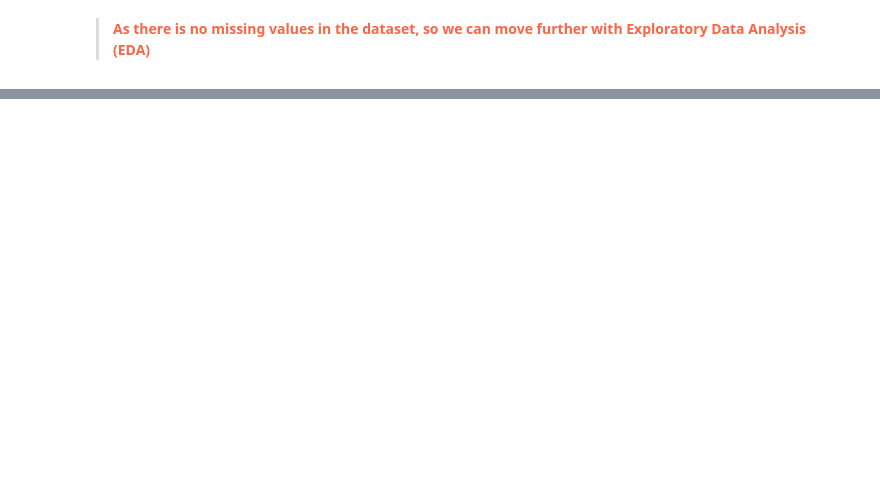
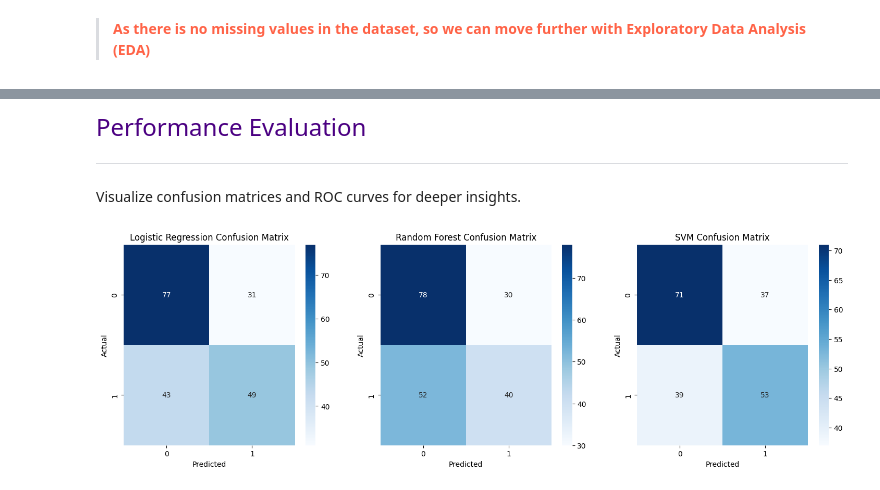
Before and after one commit to Kanakbaghel/Model_Evaluation_and_Tuning, a Jupyter notebook: Project_Notebook.ipynb, the cells around one changed output, grey strips where cells are left out. Drawn from its saved outputs; the diff is of its cells as text; code cells hidden in the pictures; blank space fills up the shorter version.

```diff
--- a/Project_Notebook.ipynb
+++ b/Project_Notebook.ipynb
@@ -120,0 +230,12 @@ dtype: int64
+# %%
+# Features and target
+X = df_processed.drop('pass', axis=1)
+y = df_processed['pass']
+
+# Train-test split
+X_train, X_test, y_train, y_test = train_test_split(X, y, test_size=0.2, random_state=RANDOM_STATE, stratify=y)
+# %%
+# Scale features (important for SVM)
+scaler = StandardScaler()
+X_train_scaled = scaler.fit_transform(X_train)
+X_test_scaled = scaler.transform(X_test)
@@ -120,0 +263,7 @@ dtype: int64
+# %%
+# Define models
+models = {
+    'Logistic Regression': LogisticRegression(random_state=RANDOM_STATE),
+    'Random Forest': RandomForestClassifier(random_state=RANDOM_STATE),
+    'SVM': SVC(probability=True, random_state=RANDOM_STATE)  # Enable probability for ROC-AUC
+}
@@ -120,0 +297,15 @@ dtype: int64
+# %%
+# Train and evaluate models
+results = {}
+for name, model in models.items():
+    scaled = (name == 'SVM')
+    X_tr = X_train_scaled if scaled else X_train
+    X_te = X_test_scaled if scaled else X_test
+    results[name] = train_and_evaluate(model, X_tr, X_te, y_train, y_test, scaled)
+    print(f"\n{name} Results:")
+    print(f"  Accuracy: {results[name]['accuracy']:.4f}")
+    print(f"  F1-Score: {results[name]['f1_score']:.4f}")
+    print(f"  ROC-AUC: {results[name]['roc_auc']:.4f}")
+    print(f"  CV ROC-AUC (Mean ± Std): {results[name]['cv_mean_roc_auc']:.4f} ± {results[name]['cv_std_roc_auc']:.4f}")
+    print("  Classification Report:")
+    print(classification_report(y_test, results[name]['y_pred']))
@@ -120,0 +330,17 @@ dtype: int64
+# %% [markdown]
+<font size=5 color=indigo> Performance Evaluation
+
+----------------
+Visualize confusion matrices and ROC curves for deeper insights.
+# %%
+# Confusion Matrices
+fig, axes = plt.subplots(1, 3, figsize=(18, 5))
+for i, (name, res) in enumerate(results.items()):
+    cm = confusion_matrix(y_test, res['y_pred'])
+    sns.heatmap(cm, annot=True, fmt='d', cmap='Blues', ax=axes[i])
+    axes[i].set_title(f'{name} Confusion Matrix')
+    axes[i].set_xlabel('Predicted')
+    axes[i].set_ylabel('Actual')
+plt.show()
+# %% [output]
+[figure, added]
```
Also changed, not shown: parts of 36 cells of this notebook.
